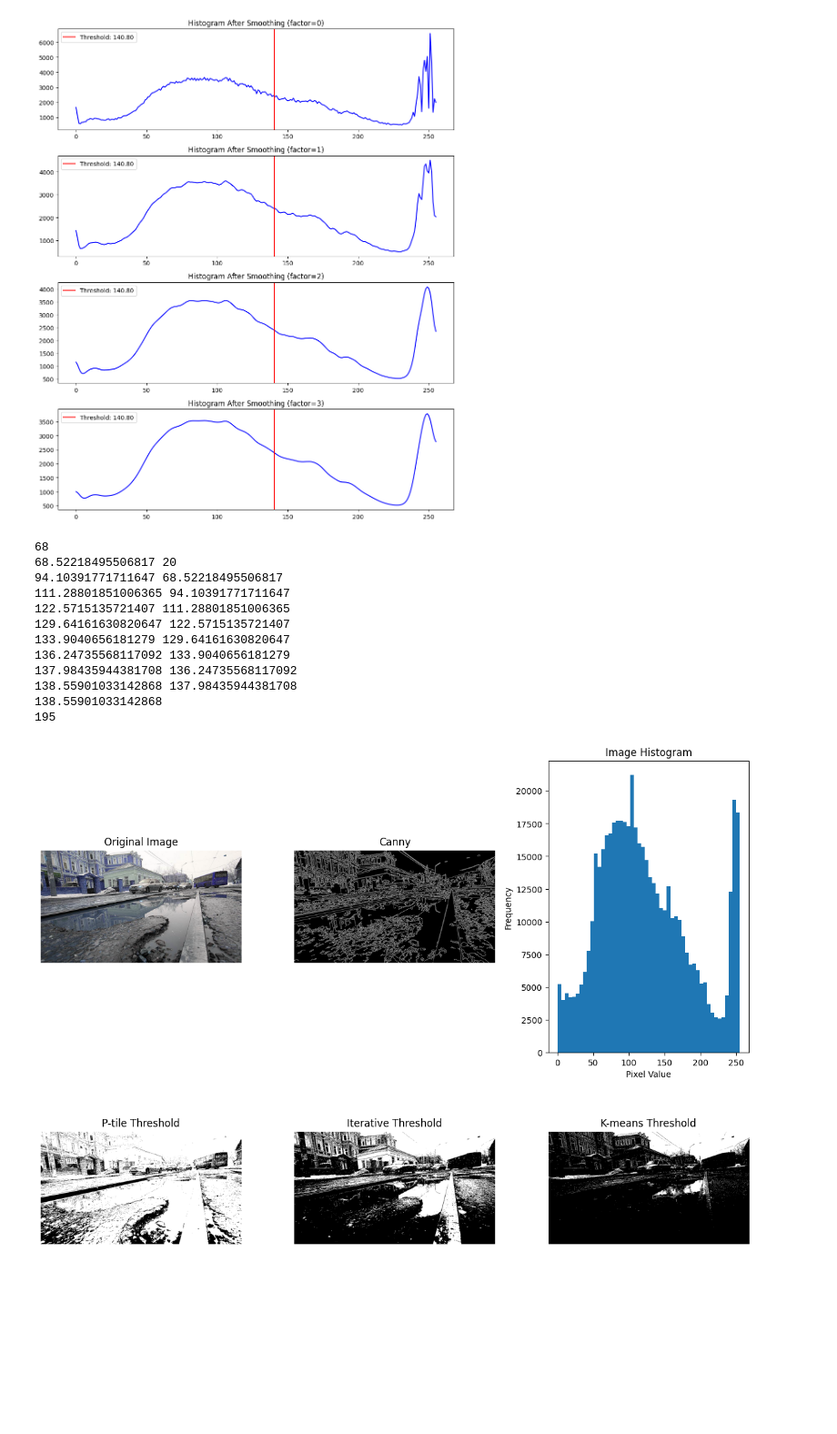
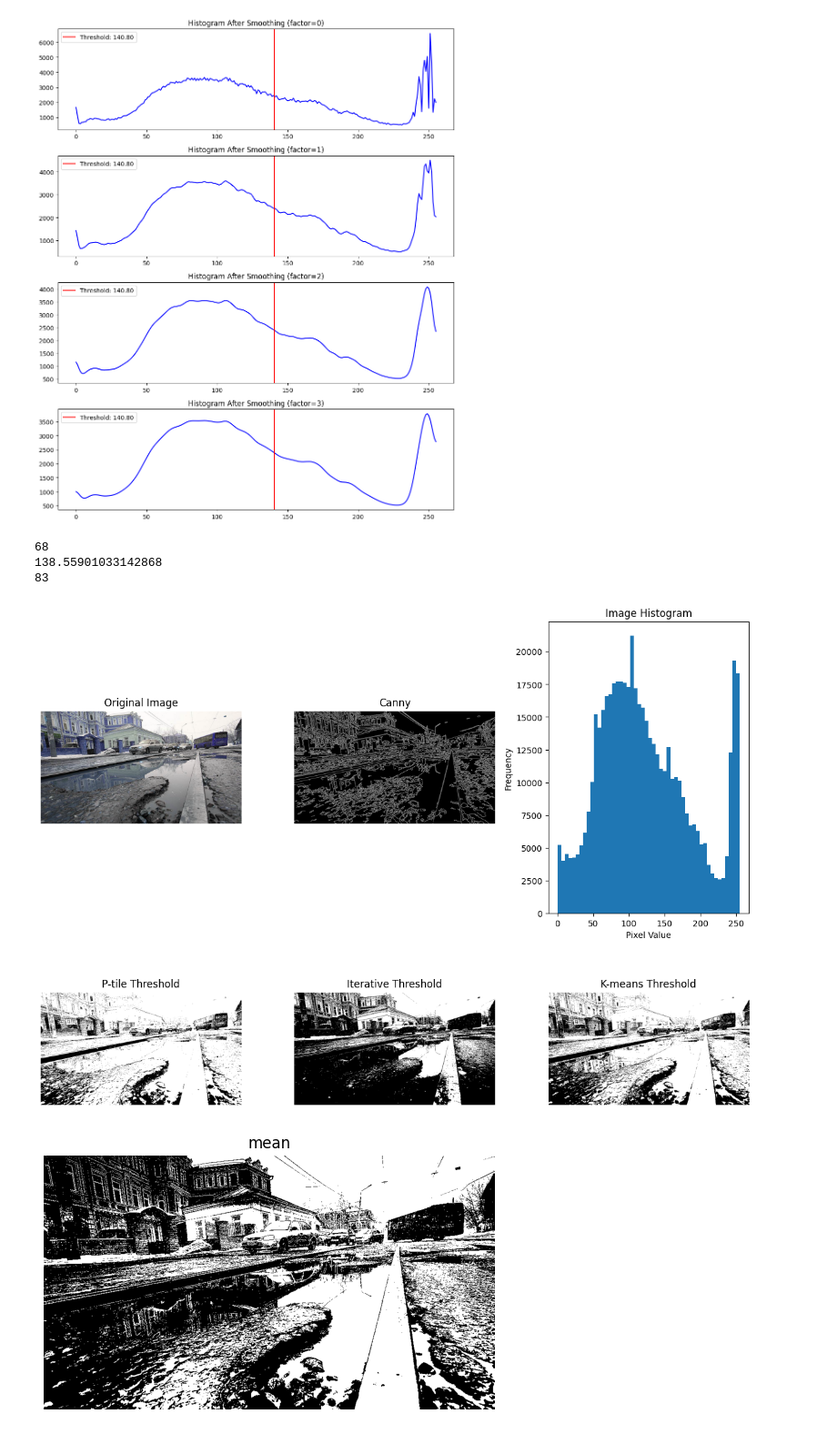
Before and after one commit to DSW-DWA/ComputerVision, a Jupyter notebook: lab_4/main.ipynb, the cells around one changed output. Shown at 91% size. Cells and saved outputs as stored; diff of their text form; code cells hidden in the pictures; blank space fills up the shorter version.

```diff
--- a/lab_4/main.ipynb
+++ b/lab_4/main.ipynb
@@ -142,10 +170,6 @@ print(iter_thresh)
 k = 2
 kmeans_thresh = kmeans_threshold(image, k)
 print(kmeans_thresh)
-
-block_size = 11
-C = 2
-
 
 plt.figure(figsize=(12, 10))
 
@@ -158,41 +182,44 @@ plt.subplot(2, 3, 2)
 plt.imshow(edges, cmap='gray')
 plt.title('Canny')
 plt.axis('off')
 
 plt.subplot(2, 3, 3)
 plt.hist(image.flatten(), bins=50)
 plt.title('Image Histogram')
 plt.xlabel('Pixel Value')
 plt.ylabel('Frequency')
 
 plt.subplot(2, 3, 4)
 plt.imshow(image > ptile_thresh, cmap='gray')
 plt.title('P-tile Threshold')
 plt.axis('off')
 
 plt.subplot(2, 3, 5)
 plt.imshow(image > iter_thresh, cmap='gray')
 plt.title('Iterative Threshold')
 plt.axis('off')
 
 plt.subplot(2, 3, 6)
 plt.imshow(image > kmeans_thresh, cmap='gray')
 plt.title('K-means Threshold')
 plt.axis('off')
 
 plt.tight_layout()
 plt.show()
+
+k_values = [0.1, 0.5]
+c_methods = ['mean', 'median', 'mean_max_min']
+t_values = [0.1, 0.5]
+
+results = threshold_adaptive_method(image, k_values, c_methods, t_values)
+for result in results:
+    plt.imshow(result[3], cmap='gray')
+    plt.title(result[1])
+    plt.axis('off')
+    plt.show()
 # %% [output]
 68
-68.52218495506817 20
-94.10391771711647 68.52218495506817
-111.28801851006365 94.10391771711647
-122.5715135721407 111.28801851006365
-129.64161630820647 122.5715135721407
-133.9040656181279 129.64161630820647
-136.24735568117092 133.9040656181279
-137.98435944381708 136.24735568117092
-138.55901033142868 137.98435944381708
 138.55901033142868
-195
+83
-[figure, old version]
+[figure, new version]
+[figure, added]
```
Also changed, not shown: parts of 3 cells of this notebook.
